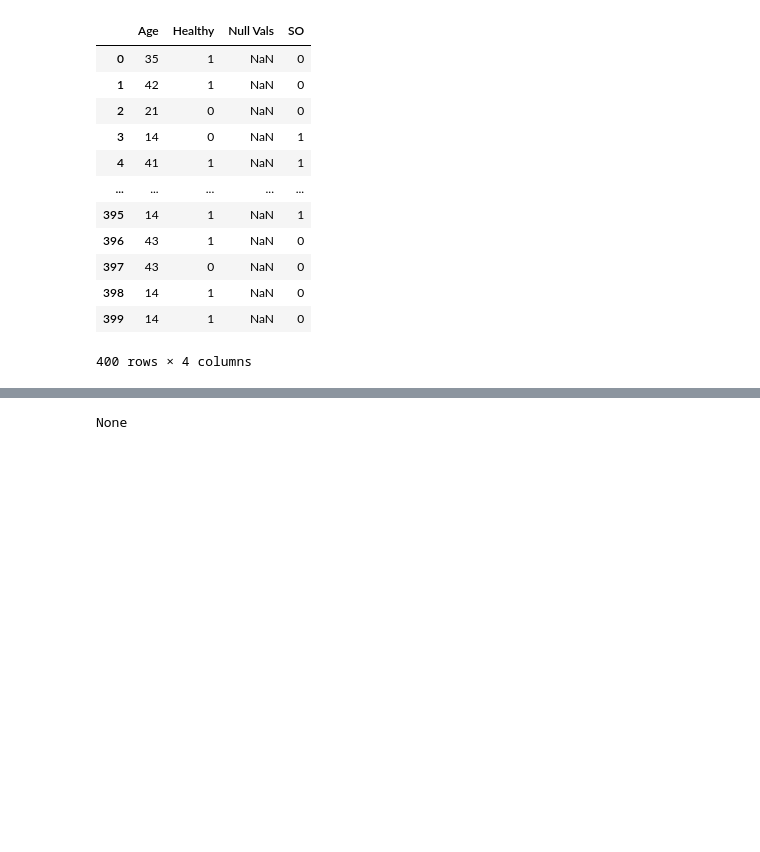
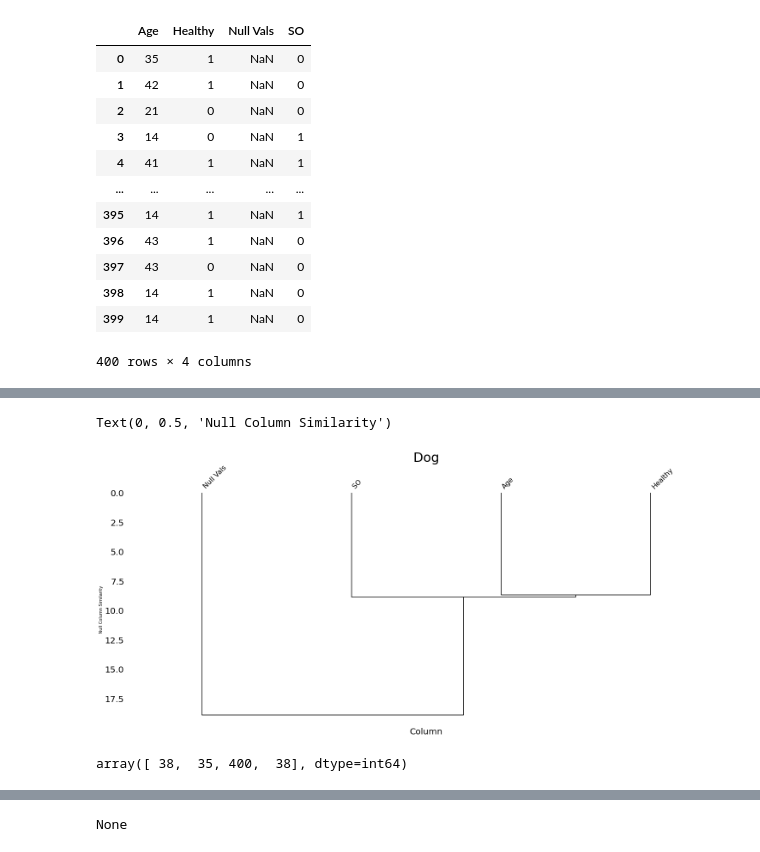
Before and after one commit to Data-Driven-Materials-Science/cleaning_suite, a Jupyter notebook: testing.ipynb, the cells around one changed output, grey strips where cells are left out. Saved outputs shown, nothing was run; the diff lists cells and outputs as text; code cells hidden in the pictures; blank space fills up the shorter version.

```diff
--- a/testing.ipynb
+++ b/testing.ipynb
@@ -65,0 +70,12 @@ missingno.matrix(null_data)
+# %%
+missingno.dendrogram(null_data)
+plt.title("Dog", fontsize=30)
+plt.xlabel("Column", fontsize=20)
+plt.ylabel("Null Column Similarity")
+# %% [output]
+Text(0, 0.5, 'Null Column Similarity')
+[figure, added]
+# %%
+null_data.isna().sum().values
+# %% [output]
+array([ 38,  35, 400,  38], dtype=int64)
```
Also changed, not shown: parts of 4 cells of this notebook, 1 other file.
